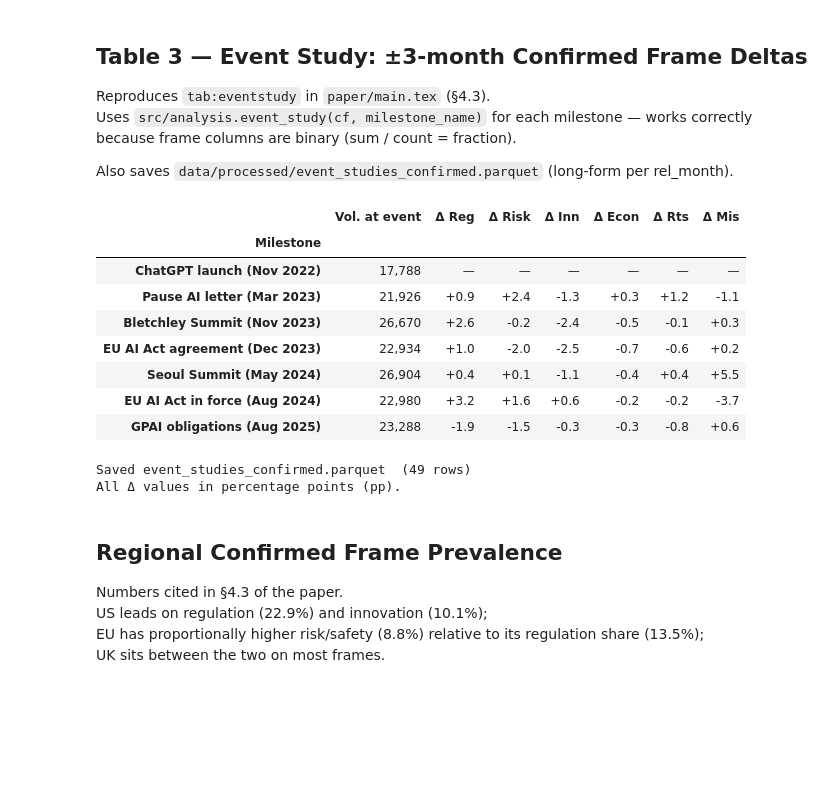
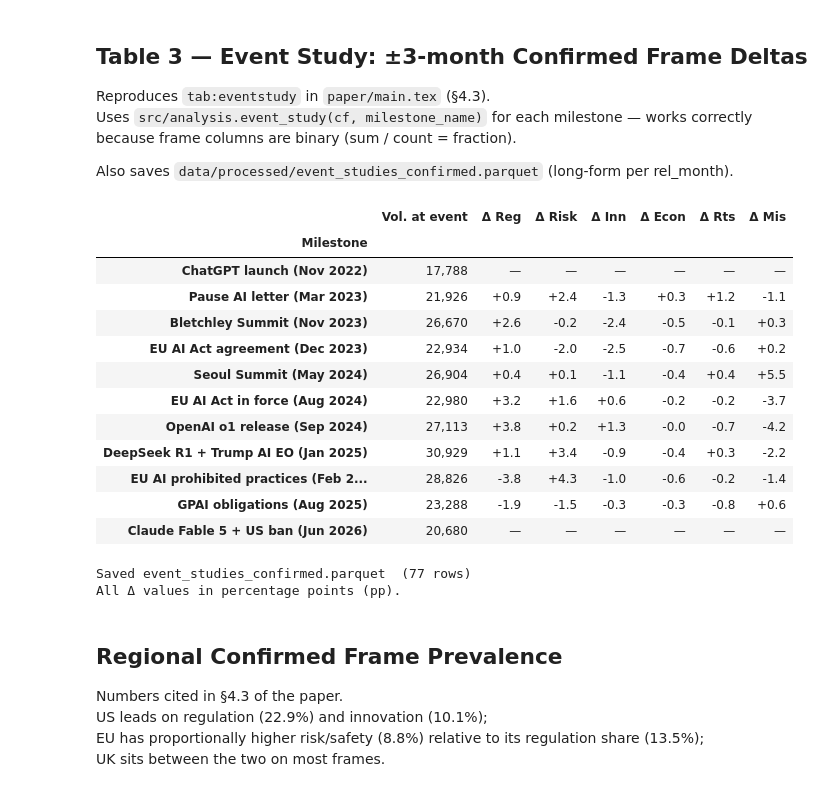
Before and after one commit to brewcoua/GenAI-GDELT, a Jupyter notebook: notebooks/03_analysis.ipynb, the cells around one changed output. Drawn from its saved outputs; the diff is of its cells as text; code cells hidden in the pictures; blank space fills up the shorter version.

```diff
--- a/notebooks/03_analysis.ipynb
+++ b/notebooks/03_analysis.ipynb
@@ -82,7 +82,11 @@ MILESTONE_SHORT = {
     "eu_ai_act_agreement": "EU Act\nagree.",
     "seoul_summit":        "Seoul",
     "eu_ai_act_in_force":  "EU Act\nin force",
+    "openai_o1":           "OpenAI o1",
+    "deepseek_trump":      "DeepSeek\n+Trump EO",
+    "eu_ai_prohibited":    "EU AI\nbans",
     "gpai_obligations":    "GPAI\noblig.",
+    "claude_fable_us_ban": "Fable 5\n+US ban",
 }
 
 MILESTONE_PRETTY = {
@@ -92,7 +96,16 @@ MILESTONE_PRETTY = {
     "eu_ai_act_agreement": "EU AI Act agreement (Dec 2023)",
     "seoul_summit":        "Seoul Summit (May 2024)",
     "eu_ai_act_in_force":  "EU AI Act in force (Aug 2024)",
+    "openai_o1":           "OpenAI o1 release (Sep 2024)",
+    "deepseek_trump":      "DeepSeek R1 + Trump AI EO (Jan 2025)",
+    "eu_ai_prohibited":    "EU AI prohibited practices (Feb 2025)",
     "gpai_obligations":    "GPAI obligations (Aug 2025)",
+    "claude_fable_us_ban": "Claude Fable 5 + US ban (Jun 2026)",
+}
+
+# Per-milestone label y (axes fraction). Default 0.96; close pairs are staggered.
+MILESTONE_YLABEL = {
+    "eu_ai_prohibited": 0.78,   # 13 days after deepseek_trump — drop label to avoid overlap
 }
 
 # Savitzky-Golay second-pass constants (applied after 14-day rolling mean)
@@ -260,10 +273,13 @@ for m in MILESTONES:
     pre  = shares[shares.index < 0]
     post = shares[shares.index > 0]
 
-    # event_study fills missing months with 0; check actual article counts to detect
-    # a genuine absence of pre-period data (e.g. chatgpt_launch at study start)
-    pre_articles = volume[volume.index < 0].sum()
-    no_pre = pre.empty or pre_articles == 0
+    # event_study fills missing months with 0 via reindex; check actual article
+    # counts to detect genuine absence of pre- or post-period data (e.g.
+    # chatgpt_launch has no pre-period; claude_fable_us_ban has no post-period
+    # because it falls at the very end of the dataset).
+    pre_articles  = volume[volume.index < 0].sum()
+    post_articles = volume[volume.index > 0].sum()
+    no_data = pre.empty or post.empty or pre_articles == 0 or post_articles == 0
 
     vol_0 = int(volume.get(0, 0))
     row = {
@@ -271,7 +287,7 @@ for m in MILESTONES:
         "Vol. at event": f"{vol_0:,}",
     }
     for fname, col_label in DELTA_COLS.items():
-        if no_pre:
+        if no_data:
             row[col_label] = "—"
         else:
             delta = (post[fname].mean() - pre[fname].mean()) * 100
@@ -280,35 +296,39 @@ for m in MILESTONES:
     ev_rows.append(row)
 
     # Long-form records for parquet
     for rel in shares.index:
         pq_row = {
             "milestone":      m["name"],
             "milestone_date": m["date"],
             "rel_month":      int(rel),
             "n_articles":     int(volume.get(rel, 0)),
         }
         for fname in FRAME_NAMES:
             pq_row[f"frame_{fname}"] = float(shares.loc[rel, fname]) if fname in shares.columns else np.nan
         ev_records.append(pq_row)
 
 table3 = pd.DataFrame(ev_rows).set_index("Milestone")
 display(table3)
 
 ev_df = pd.DataFrame(ev_records)
 ev_df.to_parquet(PROCESSED / "event_studies_confirmed.parquet", index=False)
 print(f"\nSaved event_studies_confirmed.parquet  ({len(ev_df)} rows)")
 print("All Δ values in percentage points (pp).")
 # %% [output]
 |  | Vol. at event | Δ Reg | Δ Risk | Δ Inn | Δ Econ | Δ Rts | Δ Mis |
 | Milestone |  |  |  |  |  |  |  |
 | ChatGPT launch (Nov 2022) | 17,788 | — | — | — | — | — | — |
 | Pause AI letter (Mar 2023) | 21,926 | +0.9 | +2.4 | -1.3 | +0.3 | +1.2 | -1.1 |
 | Bletchley Summit (Nov 2023) | 26,670 | +2.6 | -0.2 | -2.4 | -0.5 | -0.1 | +0.3 |
 | EU AI Act agreement (Dec 2023) | 22,934 | +1.0 | -2.0 | -2.5 | -0.7 | -0.6 | +0.2 |
 | Seoul Summit (May 2024) | 26,904 | +0.4 | +0.1 | -1.1 | -0.4 | +0.4 | +5.5 |
 | EU AI Act in force (Aug 2024) | 22,980 | +3.2 | +1.6 | +0.6 | -0.2 | -0.2 | -3.7 |
+| OpenAI o1 release (Sep 2024) | 27,113 | +3.8 | +0.2 | +1.3 | -0.0 | -0.7 | -4.2 |
+| DeepSeek R1 + Trump AI EO (Jan 2025) | 30,929 | +1.1 | +3.4 | -0.9 | -0.4 | +0.3 | -2.2 |
+| EU AI prohibited practices (Feb 2... | 28,826 | -3.8 | +4.3 | -1.0 | -0.6 | -0.2 | -1.4 |
 | GPAI obligations (Aug 2025) | 23,288 | -1.9 | -1.5 | -0.3 | -0.3 | -0.8 | +0.6 |
+| Claude Fable 5 + US ban (Jun 2026) | 20,680 | — | — | — | — | — | — |
-Saved event_studies_confirmed.parquet  (49 rows)
+Saved event_studies_confirmed.parquet  (77 rows)
 All Δ values in percentage points (pp).
 # %% [markdown]
 ## Regional Confirmed Frame Prevalence
```
Also changed, not shown: parts of 2 cells of this notebook, 4 other files.
